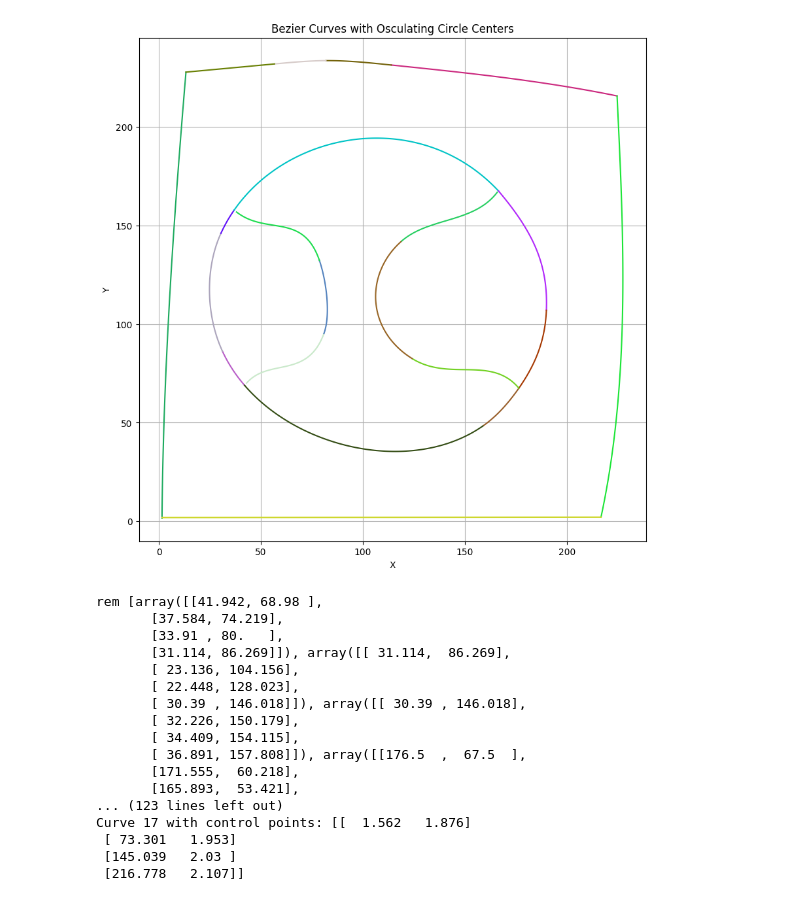
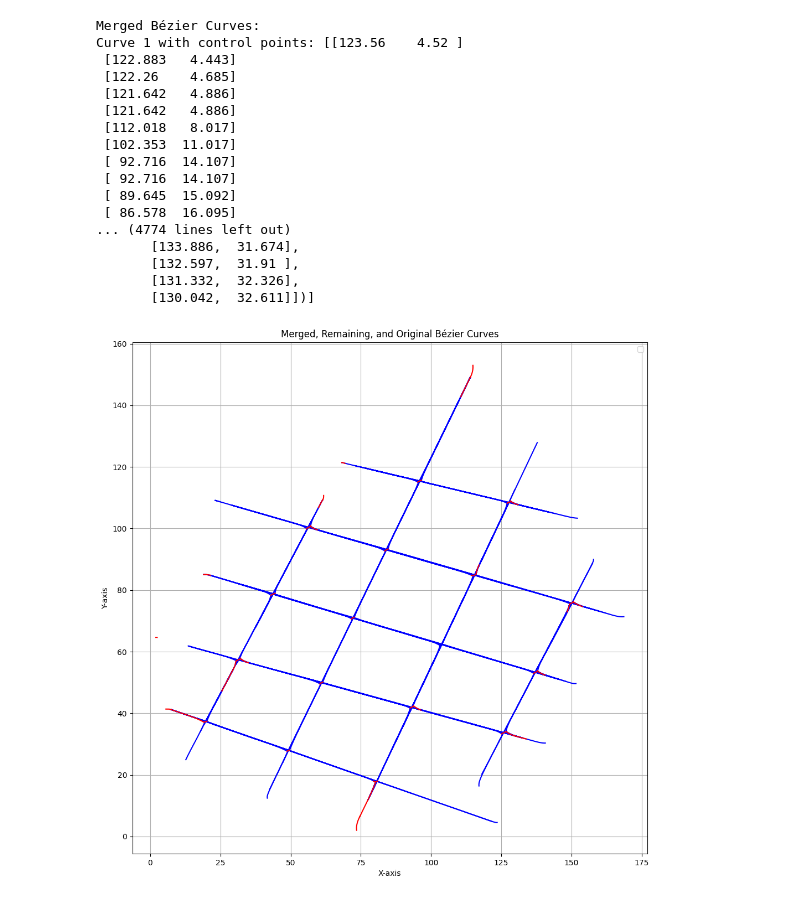
Before and after one commit to shubhamshinde6762/Adobe_Gensolve, a Jupyter notebook: reg.ipynb, the cells around one changed output. Saved outputs shown, nothing was run; the diff lists cells and outputs as text; code cells hidden in the pictures.

Commit message:
mergeBezier

```diff
--- a/reg.ipynb
+++ b/reg.ipynb
@@ -122,35 +98,35 @@ plot_bezier_curves_by_cross_linear(extract_bezier_curves('data/problems/frag2.sv
 # %%
-beziers = extract_bezier_curves('data/problems/frag0.svg')[0]
-plot_bezier_curves( extract_bezier_curves('data/problems/frag0.svg')[0],  extract_bezier_curves('data/problems/frag0.svg')[1])
+beziers = extract_bezier_curves('data/problems/frag2.svg')[0]
+# plot_bezier_curves( extract_bezier_curves('data/problems/frag1.svg')[0],  extract_bezier_curves('data/problems/frag1.svg')[1])
 merged_beziers, remaining_beziers = merge_beziers(beziers)
 
-print("rem" , remaining_beziers)
+# print("rem" , remaining_beziers)
 
 print("Merged Bézier Curves:")
 for i, curve in enumerate(merged_beziers):
     print(f"Curve {i+1} with control points: {curve}")
 
 print("\nRemaining Bézier Curves:")
 for i, curve in enumerate(remaining_beziers):
     print(f"Curve {i+1} with control points: {curve}")
 
-plot_beziers(merged_beziers, remaining_beziers, is_3d=False)
+plot_beziers(merged_beziers, remaining_beziers, beziers)
 # %% [output]
+Merged Bézier Curves:
+Curve 1 with control points: [[123.56    4.52 ]
+ [122.883   4.443]
+ [122.26    4.685]
+ [121.642   4.886]
+ [121.642   4.886]
+ [112.018   8.017]
+ [102.353  11.017]
+ [ 92.716  14.107]
+ [ 92.716  14.107]
+ [ 89.645  15.092]
+ [ 86.578  16.095]
+... (4774 lines left out)
+       [133.886,  31.674],
+       [132.597,  31.91 ],
+       [131.332,  32.326],
+       [130.042,  32.611]])]
-[figure, old version]
+[figure, new version]
-rem [array([[41.942, 68.98 ],
-       [37.584, 74.219],
-       [33.91 , 80.   ],
-       [31.114, 86.269]]), array([[ 31.114,  86.269],
-       [ 23.136, 104.156],
-       [ 22.448, 128.023],
-       [ 30.39 , 146.018]]), array([[ 30.39 , 146.018],
-       [ 32.226, 150.179],
-       [ 34.409, 154.115],
-       [ 36.891, 157.808]]), array([[176.5  ,  67.5  ],
-       [171.555,  60.218],
-       [165.893,  53.421],
-... (123 lines left out)
-Curve 17 with control points: [[  1.562   1.876]
- [ 73.301   1.953]
- [145.039   2.03 ]
- [216.778   2.107]]
```
Also changed, not shown: parts of 6 cells of this notebook, 2 other files.
